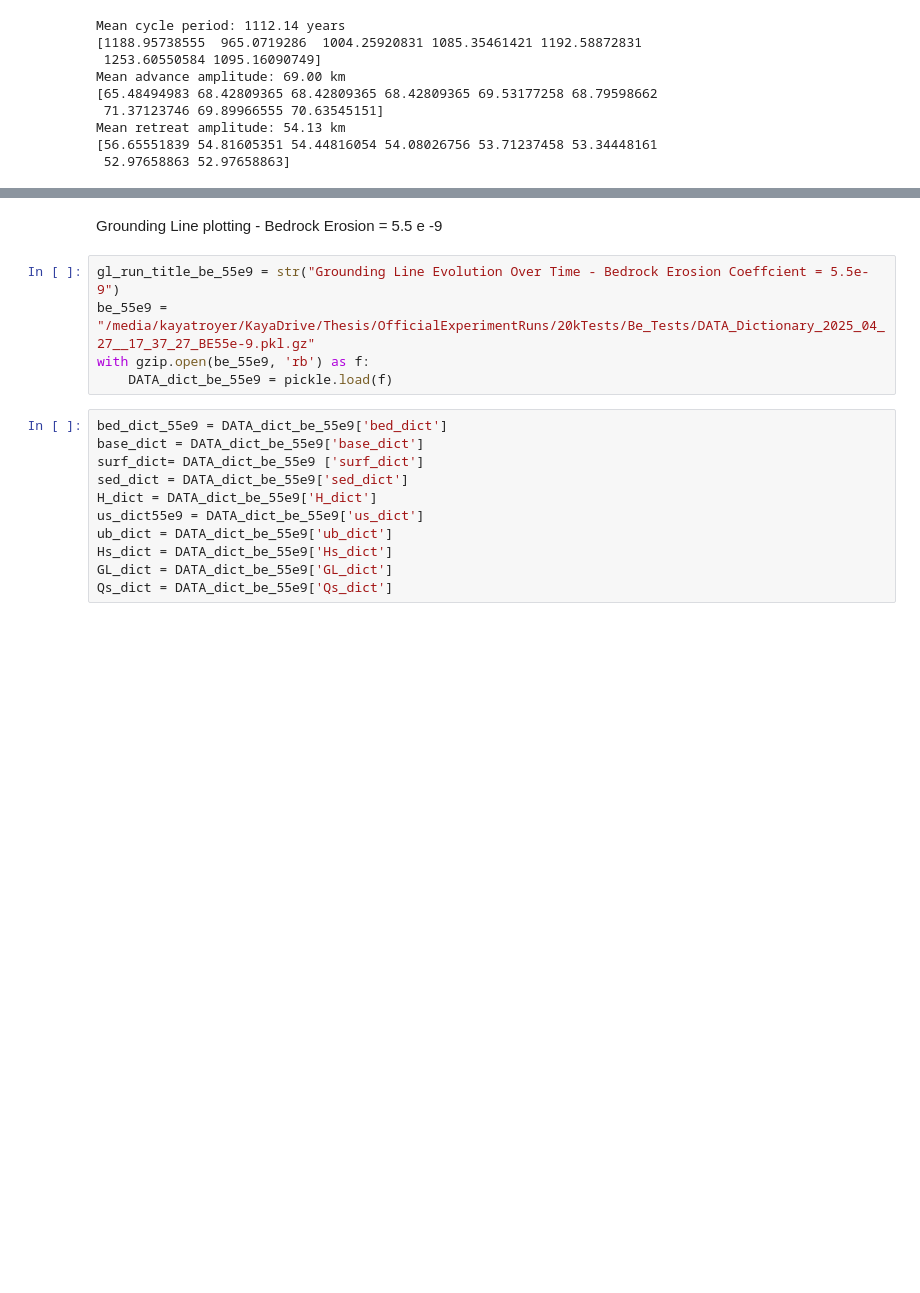
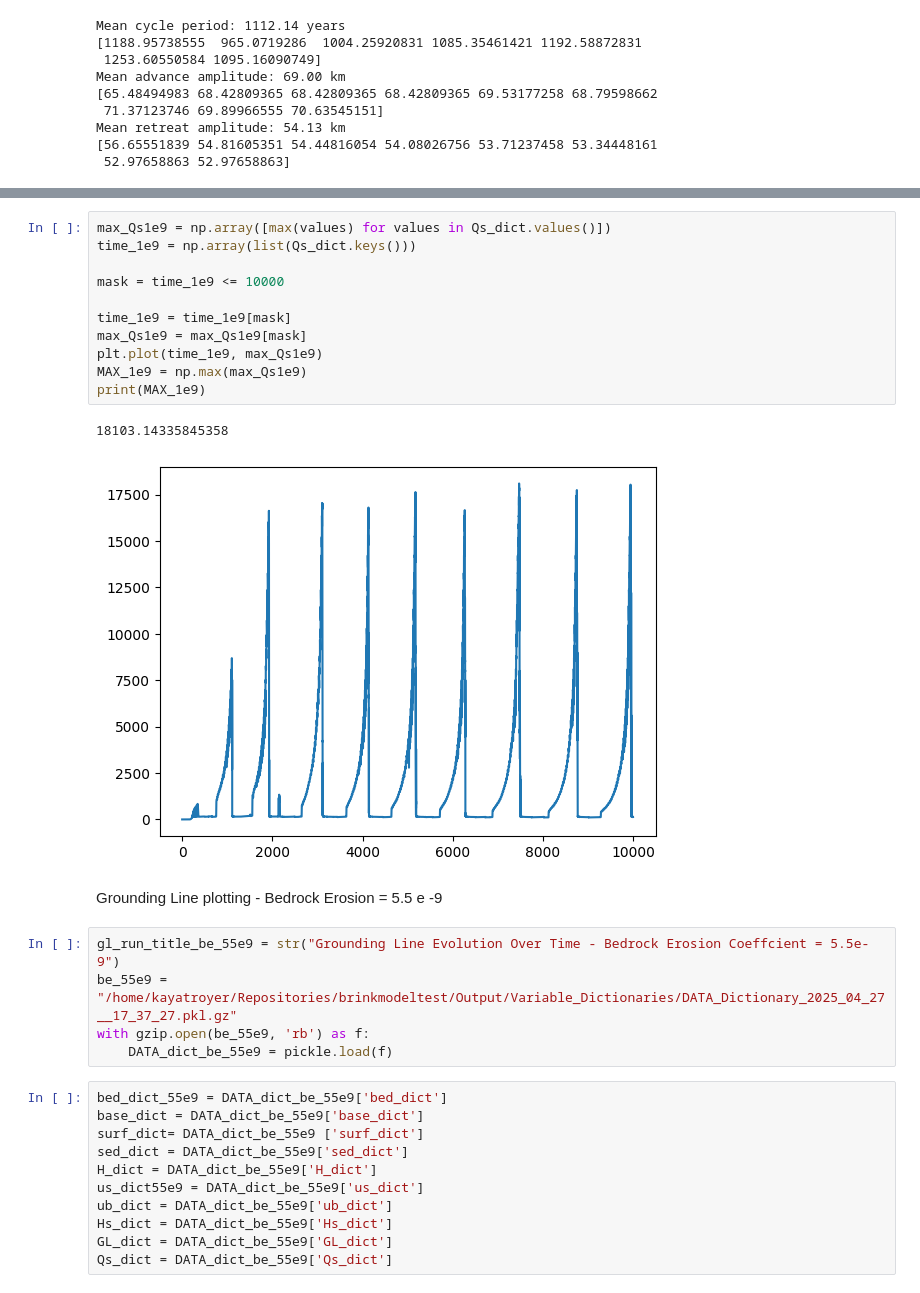
Before and after one commit to ktlix2ski/brinkmodeltest, a Jupyter notebook: Analysis/BedrockErosion_Tests.ipynb, the cells around one changed output, grey strips where cells are left out. Cells and saved outputs as stored; diff of their text form; blank space fills up the shorter version.

```diff
--- a/Analysis/BedrockErosion_Tests.ipynb
+++ b/Analysis/BedrockErosion_Tests.ipynb
@@ -143,8 +143,22 @@ plt.show()
+# %%
+max_Qs1e9 = np.array([max(values) for values in Qs_dict.values()])
+time_1e9 = np.array(list(Qs_dict.keys()))
+
+mask = time_1e9 <= 10000
+
+time_1e9 = time_1e9[mask]
+max_Qs1e9 = max_Qs1e9[mask]
+plt.plot(time_1e9, max_Qs1e9)
+MAX_1e9 = np.max(max_Qs1e9)
+print(MAX_1e9)
+# %% [output]
+18103.14335845358
+[figure, added]
 # %% [markdown]
 Grounding Line plotting - Bedrock Erosion = 5.5 e -9
 # %%
 gl_run_title_be_55e9 = str("Grounding Line Evolution Over Time - Bedrock Erosion Coeffcient = 5.5e-9")
-be_55e9 = "/media/kayatroyer/KayaDrive/Thesis/OfficialExperimentRuns/20kTests/Be_Tests/DATA_Dictionary_2025_04_27__17_37_27_BE55e-9.pkl.gz"
+be_55e9 = "/home/kayatroyer/Repositories/brinkmodeltest/Output/Variable_Dictionaries/DATA_Dictionary_2025_04_27__17_37_27.pkl.gz"
 with gzip.open(be_55e9, 'rb') as f:
     DATA_dict_be_55e9 = pickle.load(f)
 # %%
```
Also changed, not shown: parts of 22 cells of this notebook, 8 other files.
